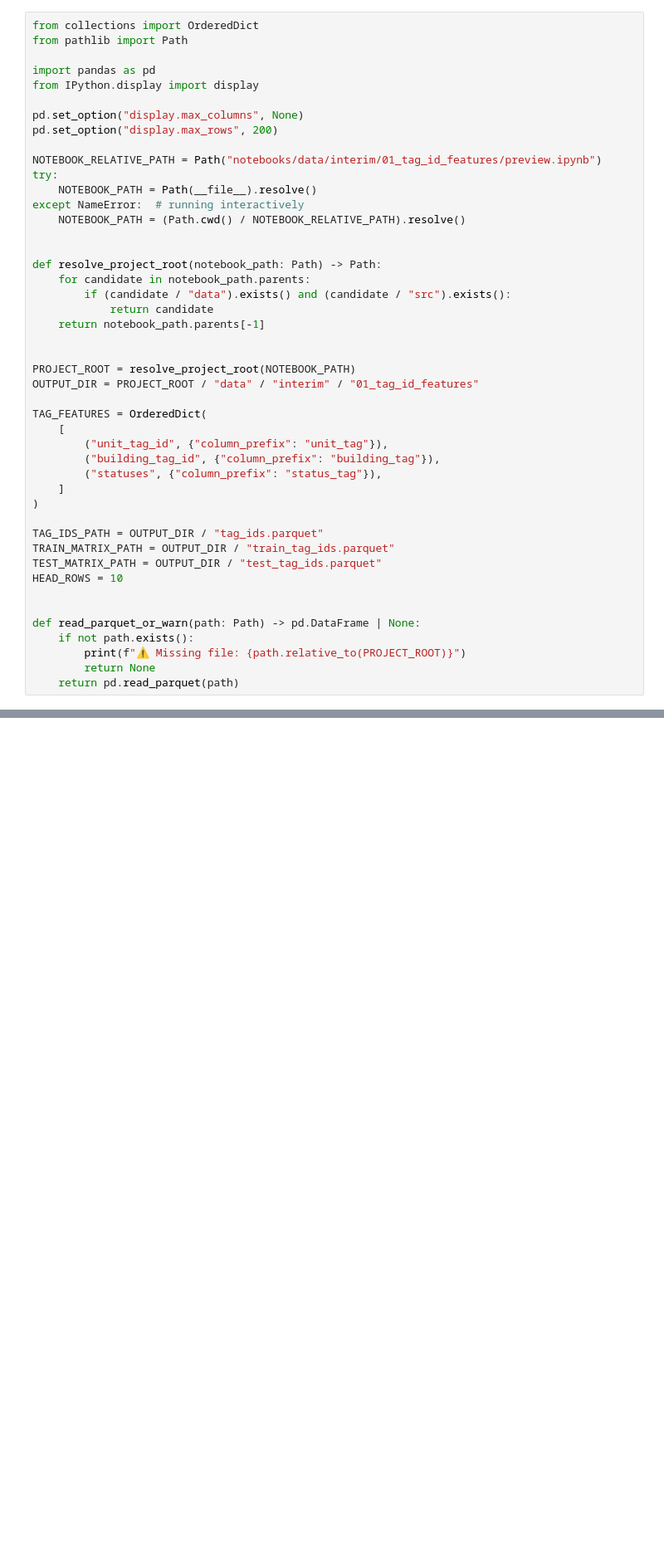
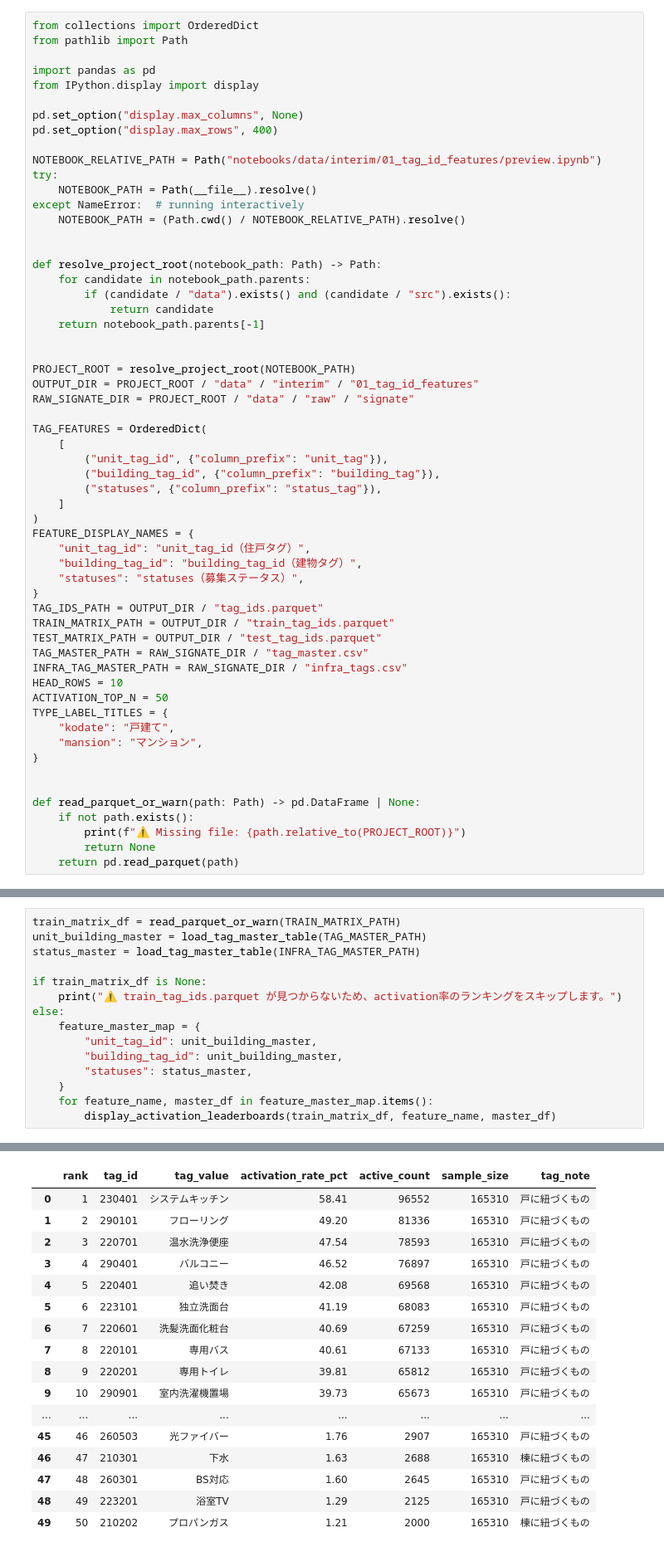
Before and after one commit to dice7077/signate_comp_2nd, a Jupyter notebook: notebooks/data/interim/01_tag_id_features/preview.ipynb, the cells around one changed output, grey strips where cells are left out. Shown at 83% size. Drawn from its saved outputs; the diff is of its cells as text; blank space fills up the shorter version.

```diff
--- a/notebooks/data/interim/01_tag_id_features/preview.ipynb
+++ b/notebooks/data/interim/01_tag_id_features/preview.ipynb
@@ -10,7 +10,7 @@ import pandas as pd
 from IPython.display import display
 
 pd.set_option("display.max_columns", None)
-pd.set_option("display.max_rows", 200)
+pd.set_option("display.max_rows", 400)
 
 NOTEBOOK_RELATIVE_PATH = Path("notebooks/data/interim/01_tag_id_features/preview.ipynb")
 try:
@@ -28,6 +28,7 @@ def resolve_project_root(notebook_path: Path) -> Path:
 
 PROJECT_ROOT = resolve_project_root(NOTEBOOK_PATH)
 OUTPUT_DIR = PROJECT_ROOT / "data" / "interim" / "01_tag_id_features"
+RAW_SIGNATE_DIR = PROJECT_ROOT / "data" / "raw" / "signate"
 
 TAG_FEATURES = OrderedDict(
     [
@@ -36,11 +37,22 @@ TAG_FEATURES = OrderedDict(
         ("statuses", {"column_prefix": "status_tag"}),
     ]
 )
-
+FEATURE_DISPLAY_NAMES = {
+    "unit_tag_id": "unit_tag_id（住戸タグ）",
+    "building_tag_id": "building_tag_id（建物タグ）",
+    "statuses": "statuses（募集ステータス）",
+}
 TAG_IDS_PATH = OUTPUT_DIR / "tag_ids.parquet"
 TRAIN_MATRIX_PATH = OUTPUT_DIR / "train_tag_ids.parquet"
 TEST_MATRIX_PATH = OUTPUT_DIR / "test_tag_ids.parquet"
+TAG_MASTER_PATH = RAW_SIGNATE_DIR / "tag_master.csv"
+INFRA_TAG_MASTER_PATH = RAW_SIGNATE_DIR / "infra_tags.csv"
 HEAD_ROWS = 10
+ACTIVATION_TOP_N = 50
+TYPE_LABEL_TITLES = {
+    "kodate": "戸建て",
+    "mansion": "マンション",
+}
 
 
 def read_parquet_or_warn(path: Path) -> pd.DataFrame | None:
@@ -117,0 +297,16 @@ if tag_lookup is not None:
+# %%
+train_matrix_df = read_parquet_or_warn(TRAIN_MATRIX_PATH)
+unit_building_master = load_tag_master_table(TAG_MASTER_PATH)
+status_master = load_tag_master_table(INFRA_TAG_MASTER_PATH)
+
+if train_matrix_df is None:
+    print("⚠️ train_tag_ids.parquet が見つからないため、activation率のランキングをスキップします。")
+else:
+    feature_master_map = {
+        "unit_tag_id": unit_building_master,
+        "building_tag_id": unit_building_master,
+        "statuses": status_master,
+    }
+    for feature_name, master_df in feature_master_map.items():
+        display_activation_leaderboards(train_matrix_df, feature_name, master_df)
+# %% [output]
@@ -117,0 +316,17 @@ if tag_lookup is not None:
+|  | rank | tag_id | tag_value | activation_rate_pct | active_count | sample_size | tag_note |
+| 0 | 1 | 230401 | システムキッチン | 58.41 | 96552 | 165310 | 戸に紐づくもの |
+| 1 | 2 | 290101 | フローリング | 49.20 | 81336 | 165310 | 戸に紐づくもの |
+| 2 | 3 | 220701 | 温水洗浄便座 | 47.54 | 78593 | 165310 | 戸に紐づくもの |
+| 3 | 4 | 290401 | バルコニー | 46.52 | 76897 | 165310 | 戸に紐づくもの |
+| 4 | 5 | 220401 | 追い焚き | 42.08 | 69568 | 165310 | 戸に紐づくもの |
+| 5 | 6 | 223101 | 独立洗面台 | 41.19 | 68083 | 165310 | 戸に紐づくもの |
+| 6 | 7 | 220601 | 洗髪洗面化粧台 | 40.69 | 67259 | 165310 | 戸に紐づくもの |
+| 7 | 8 | 220101 | 専用バス | 40.61 | 67133 | 165310 | 戸に紐づくもの |
+| 8 | 9 | 220201 | 専用トイレ | 39.81 | 65812 | 165310 | 戸に紐づくもの |
+| 9 | 10 | 290901 | 室内洗濯機置場 | 39.73 | 65673 | 165310 | 戸に紐づくもの |
+| ... | ... | ... | ... | ... | ... | ... | ... |
+| 45 | 46 | 260503 | 光ファイバー | 1.76 | 2907 | 165310 | 戸に紐づくもの |
+| 46 | 47 | 210301 | 下水 | 1.63 | 2688 | 165310 | 棟に紐づくもの |
+| 47 | 48 | 260301 | BS対応 | 1.60 | 2645 | 165310 | 戸に紐づくもの |
+| 48 | 49 | 223201 | 浴室TV | 1.29 | 2125 | 165310 | 戸に紐づくもの |
+| 49 | 50 | 210202 | プロパンガス | 1.21 | 2000 | 165310 | 棟に紐づくもの |
```
Also changed, not shown: parts of 4 cells of this notebook, 5 other files.
